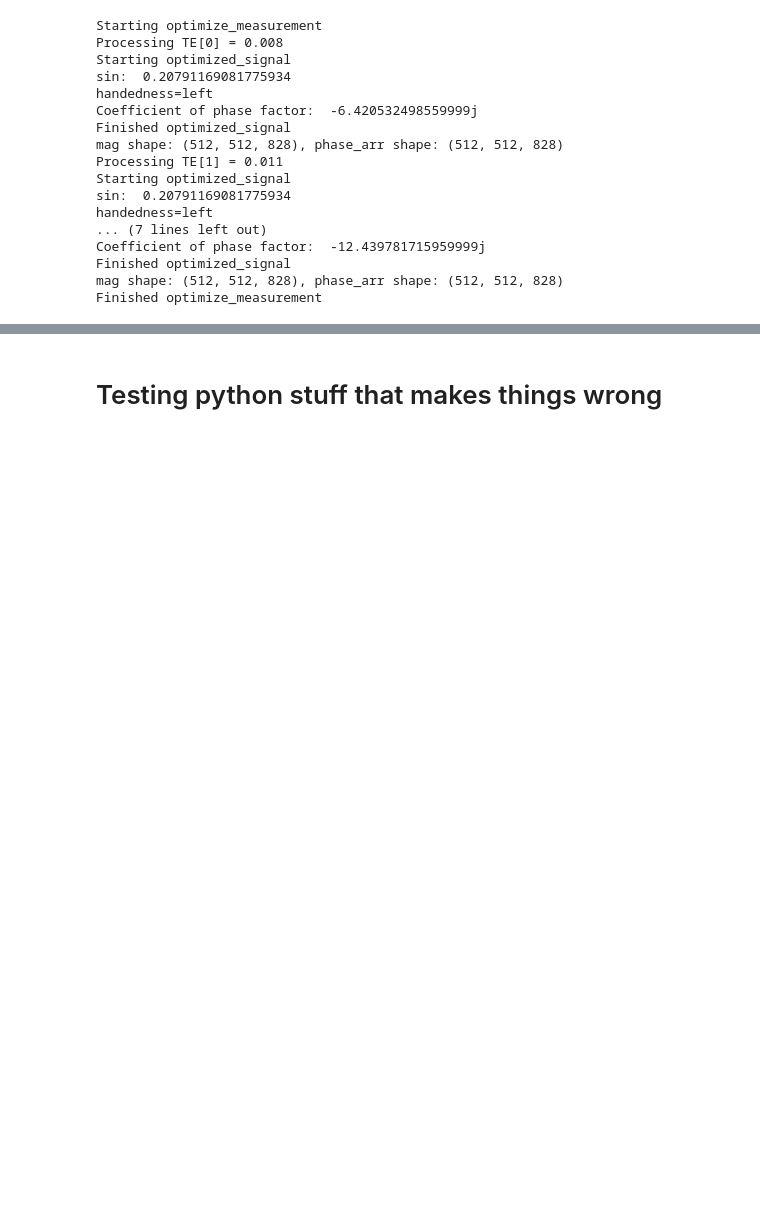
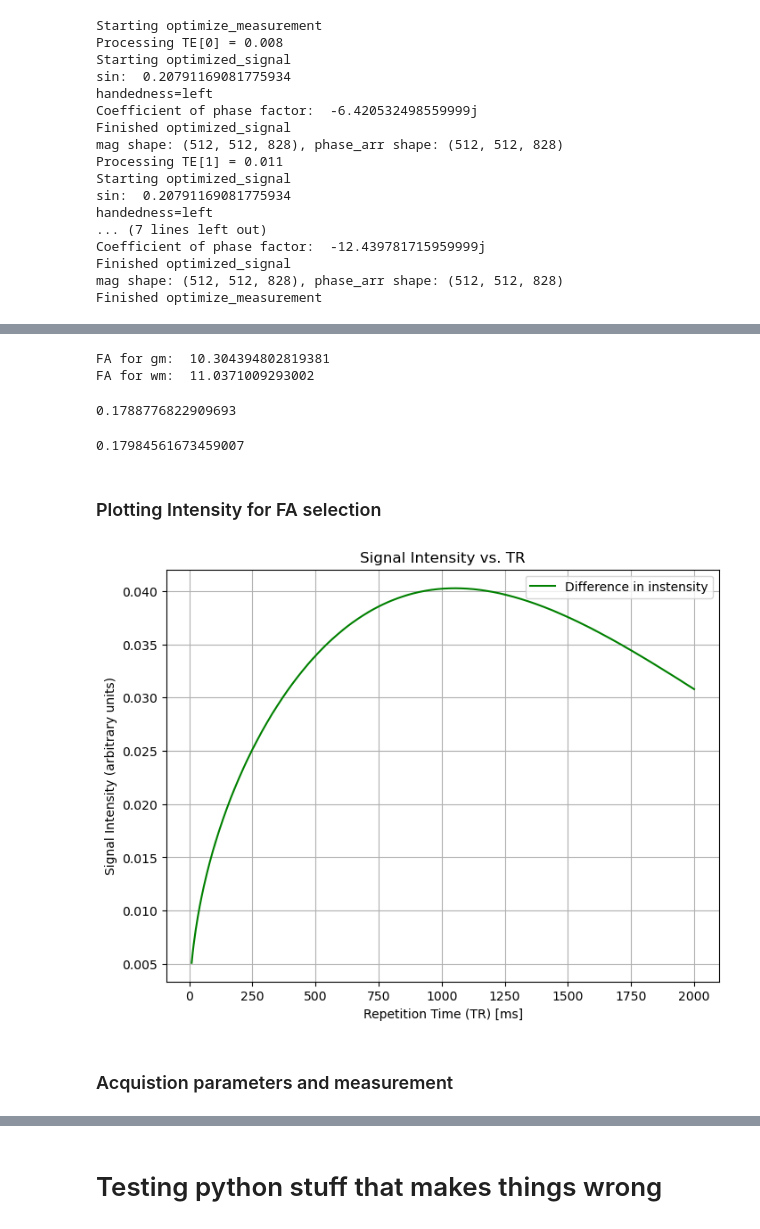
Before and after one commit to sriosq/Image-processing-strategies, a Jupyter notebook: MRsim/sim.ipynb, the cells around one changed output, grey strips where cells are left out. Saved outputs shown, nothing was run; the diff lists cells and outputs as text; code cells hidden in the pictures; blank space fills up the shorter version.

Commit message:
MRsim updates - t1 volume included
Simulation of signal complete with T1 and flip angle

```diff
--- a/MRsim/sim.ipynb
+++ b/MRsim/sim.ipynb
@@ -164,0 +186,53 @@ nib.save(temp_gauss_ph, gauss_phase_outpath)
+# %%
+# We want to maximize contrast between SC wm and SC gm
+t1_gm = 984
+t1_wm = 857
+tr = 16
+
+fa_gm = np.rad2deg(np.arccos(np.exp(-tr/t1_gm)))
+fa_wm = np.rad2deg(np.arccos(np.exp(-tr/t1_wm)))
+
+print("FA for gm: ", fa_gm)
+print("FA for wm: ", fa_wm)
+# %% [output]
+FA for gm:  10.304394802819381
+FA for wm:  11.0371009293002
+# %%
+np.sin(np.deg2rad(fa_gm))
+# %% [output]
+0.1788776822909693
+# %%
+np.deg2rad(fa_gm)
+# %% [output]
+0.17984561673459007
+# %% [markdown]
+### Plotting Intensity for FA selection
+# %%
+# What if we don't fix TR?
+import numpy as np
+import matplotlib.pyplot as plt
+
+TRs = np.linspace(10, 2000, 500)
+theta_1 = np.arccos(np.exp(-TRs / t1_gm))
+theta_2 = np.arccos(np.exp(-TRs / t1_wm))
+
+E1_gm = np.exp(-TRs / t1_gm)
+E1_wm = np.exp(-TRs / t1_wm)
+S1 = np.sin(theta_1) * (1 - E1_gm) / (1 - E1_gm * np.cos(theta_1))
+S2 = np.sin(theta_2) * (1 - E1_wm) / (1 - E1_wm * np.cos(theta_2))
+
+# Plot
+plt.figure(figsize=(8, 6))
+#plt.plot(TRs, S1, label=f'T1 = {t1_gm} ms', color='blue')
+#plt.plot(TRs, S2, label=f'T1 = {t1_wm} ms', color='red')
+plt.plot(TRs, np.abs(S2-S1), label=f'Difference in instensity', color='green')
+plt.xlabel('Repetition Time (TR) [ms]')
+plt.ylabel('Signal Intensity (arbitrary units)')
+plt.title('Signal Intensity vs. TR')
+plt.legend()
+plt.grid(True)
+plt.show()
+# %% [output]
+[figure, added]
+# %% [markdown]
+### Acquistion parameters and measurement
```
Also changed, not shown: parts of 14 cells of this notebook, 1 other file.
